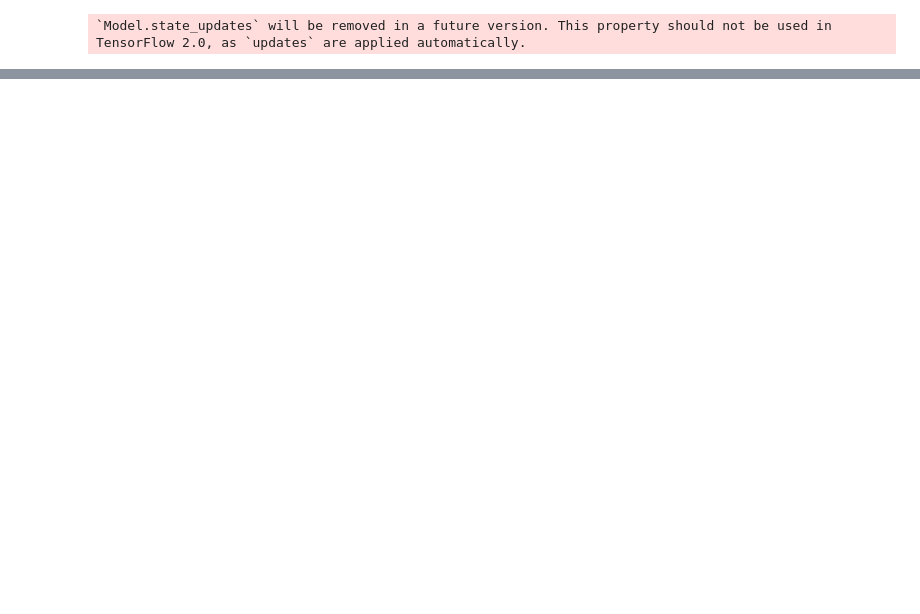
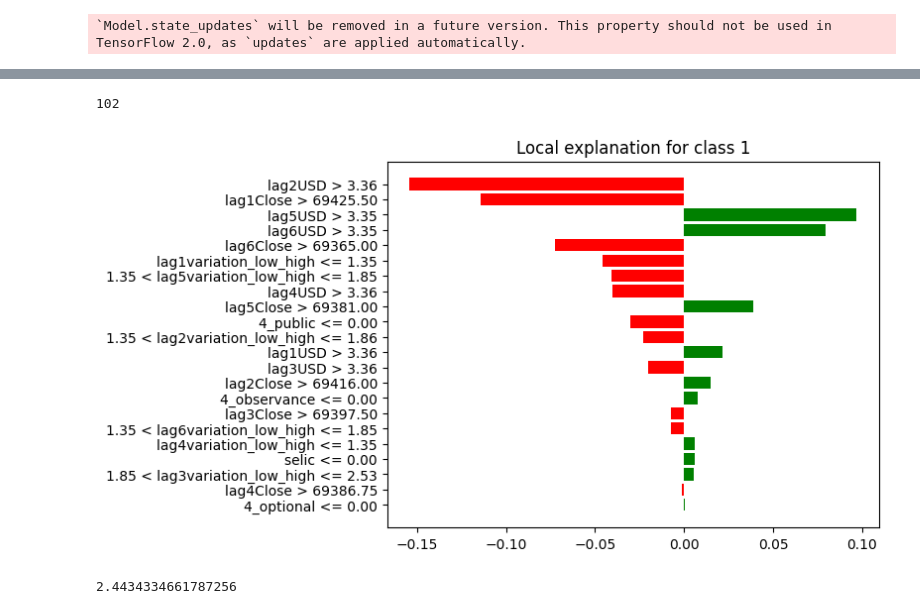
Before and after one commit to marreapato/Forecasting_Paper_XAI, a Jupyter notebook: classification_lime/Trying_Models_classification.ipynb, the cells around one changed output, grey strips where cells are left out. Cells and saved outputs as stored; diff of their text form; code cells hidden in the pictures; blank space fills up the shorter version.

```diff
--- a/classification_lime/Trying_Models_classification.ipynb
+++ b/classification_lime/Trying_Models_classification.ipynb
@@ -546,12 +546,14 @@ plt.show()
 ### LSTM
 # %%
 from tensorflow.keras.callbacks import EarlyStopping
+from tensorflow.keras.layers import Reshape
 
 def LSTM_Model(input_shape, output_window):
     model = Sequential([
+        Reshape((1,-1)),
         LSTM(128, activation='relu', input_shape=input_shape, return_sequences=True),
         #Dropout(0.2),
-        Flatten(),
+        #Flatten(),
         Dense(output_window, activation='sigmoid')
     ])
     model.compile(optimizer='adam', loss='binary_crossentropy', metrics=['accuracy'])
@@ -559,10 +561,10 @@ def LSTM_Model(input_shape, output_window):
 
 output_window = 1
 
-trainX = trainX.reshape((trainX.shape[0], trainX.shape[1], 1))
-testX = testX.reshape((testX.shape[0], testX.shape[1], 1))
+trainX = trainX.reshape((trainX.shape[0], trainX.shape[1]))
+testX = testX.reshape((testX.shape[0], testX.shape[1]))
 
-input_shape = (trainX.shape[1], 1)
+input_shape = (trainX.shape[0], trainX.shape[1])
 lstm_model = LSTM_Model(input_shape, output_window)
 
 early_stopping = EarlyStopping(monitor='val_loss', patience=10, restore_best_weights=True)
@@ -792,0 +821,12 @@ weighted avg       0.46      0.47      0.44       807
+# %%
+from lime.lime_tabular import LimeTabularExplainer
+import numpy as np
+# Set a seed for reproducibility
+np.random.seed(42)
+# Criando um explainer do Lime
+explainer = LimeTabularExplainer(X_train,
+                                 mode="classification",
+                                 feature_names=columnnames,
+                                 training_labels=y_train,
+                                 categorical_features=[[0,1,2,3]],
+                                 discretize_continuous=True)
@@ -792,0 +855,23 @@ weighted avg       0.46      0.47      0.44       807
+# %%
+#values 1
+sample_idx = np.random.choice(range(len(X_test)), size=(1,))[0]#830
+print(sample_idx)
+np.random.seed(42)
+X_sample = testX[sample_idx]#testXnsc[sample_idx]
+# %% [output]
+102
+# %%
+# Explicação do modelo usando o explainer do Lime
+explanation1 = explainer.explain_instance(X_sample,
+                                         model_xgb.predict_proba,
+                                         num_features=(22))
+
+# Visualizando a explicação
+fig = explanation1.as_pyplot_figure()
+plt.show()
+# %% [output]
+[figure, added]
+# %%
+scaler.inverse_transform(np.array([0.09,0.44,0,0,0,0,0.42]).reshape(1,-1))[0][0]
+# %% [output]
+2.4434334661787256
```
Also changed, not shown: parts of 23 cells of this notebook.
